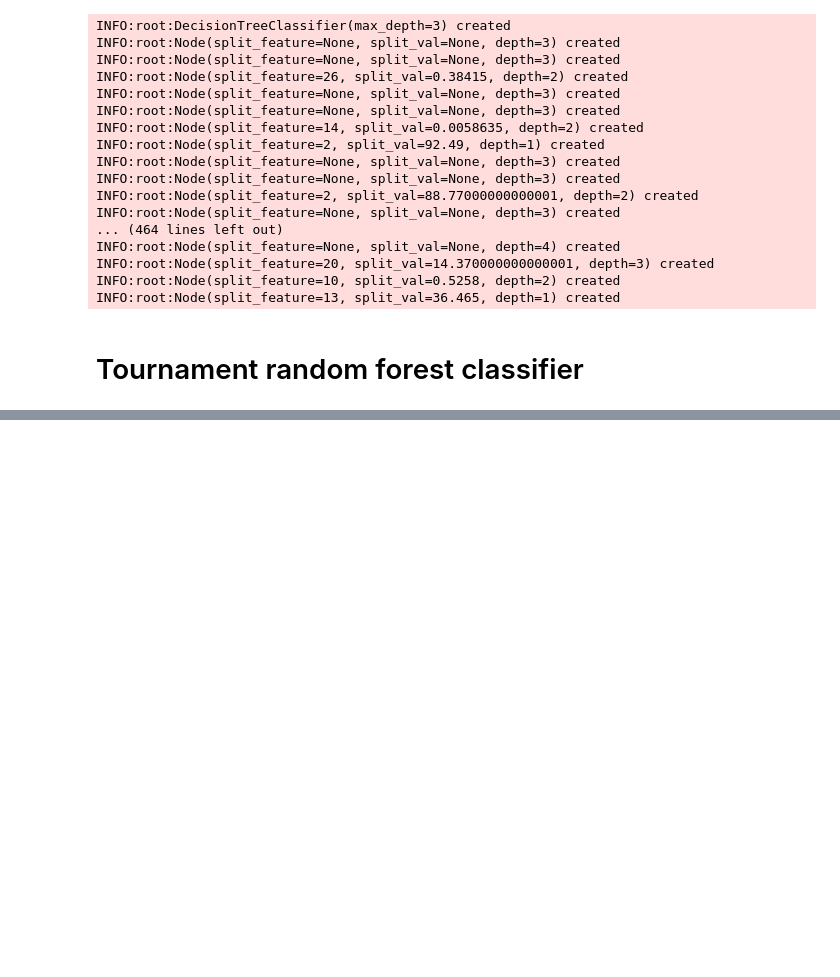
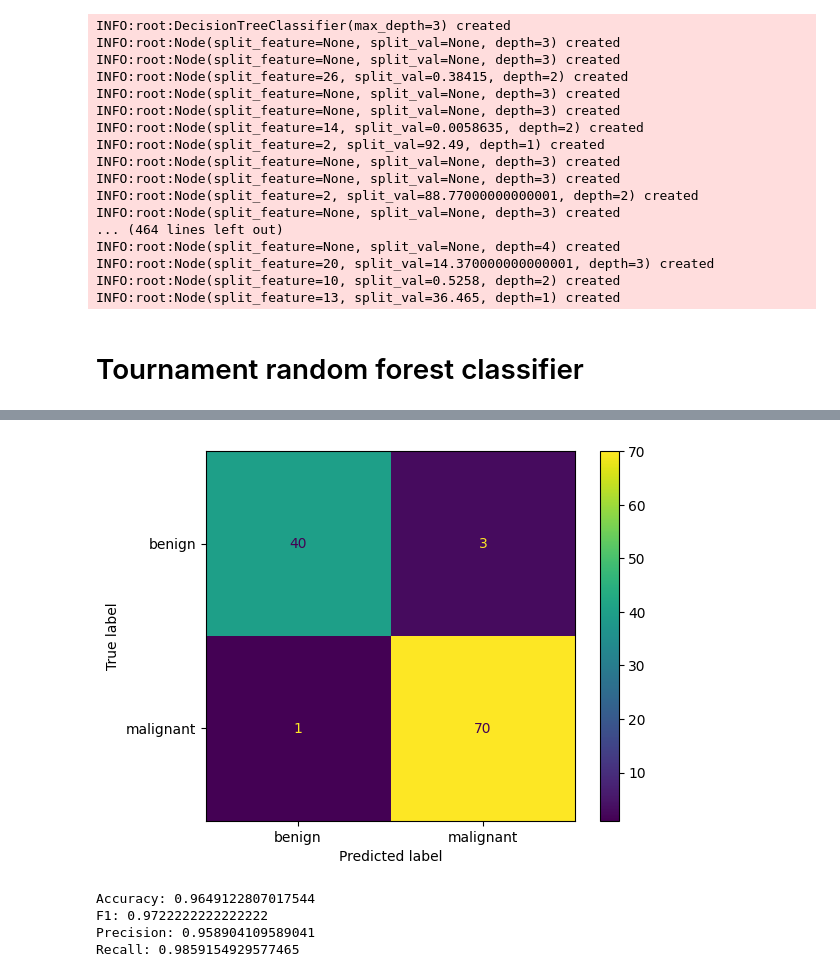
Before and after one commit to jmacuga/uma-random-forest, a Jupyter notebook: src/breast_cancer.ipynb, the cells around one changed output, grey strips where cells are left out. Drawn from its saved outputs; the diff is of its cells as text; code cells hidden in the pictures; blank space fills up the shorter version.

Commit message:
confusion matrix plots

```diff
--- a/src/breast_cancer.ipynb
+++ b/src/breast_cancer.ipynb
@@ -102,0 +112,4 @@ NameError: name 'n_calls' is not defined
+# %%
+model = RandomForestClassifier(n_trees=20, max_depth=15, max_features=n_features, max_split_values=1000)
+model.fit(X_train, y_train)
+y_pred = np.array([model.predict(x) for x in X_val])
@@ -102,0 +134,23 @@ NameError: name 'n_calls' is not defined
+# %%
+path = "../out/breast_cancer/random_forest_classifier_confusion_matrix_d15_nt20.png"
+cm = confusion_matrix(y_val, y_pred)
+disp = ConfusionMatrixDisplay(confusion_matrix=cm, display_labels=["benign", "malignant"])
+disp.plot()
+plt.savefig(path)
+# %% [output]
+[figure, added]
+# %%
+accuracy = accuracy_score(y_val, y_pred)
+f1 = f1_score(y_val, y_pred)
+precision = precision_score(y_val, y_pred)
+recall = recall_score(y_val, y_pred)
+
+print(f"Accuracy: {accuracy}")
+print(f"F1: {f1}")
+print(f"Precision: {precision}")
+print(f"Recall: {recall}")
+# %% [output]
+Accuracy: 0.9649122807017544
+F1: 0.9722222222222222
+Precision: 0.958904109589041
+Recall: 0.9859154929577465
```
Also changed, not shown: parts of 5 cells of this notebook, 3 other files.
